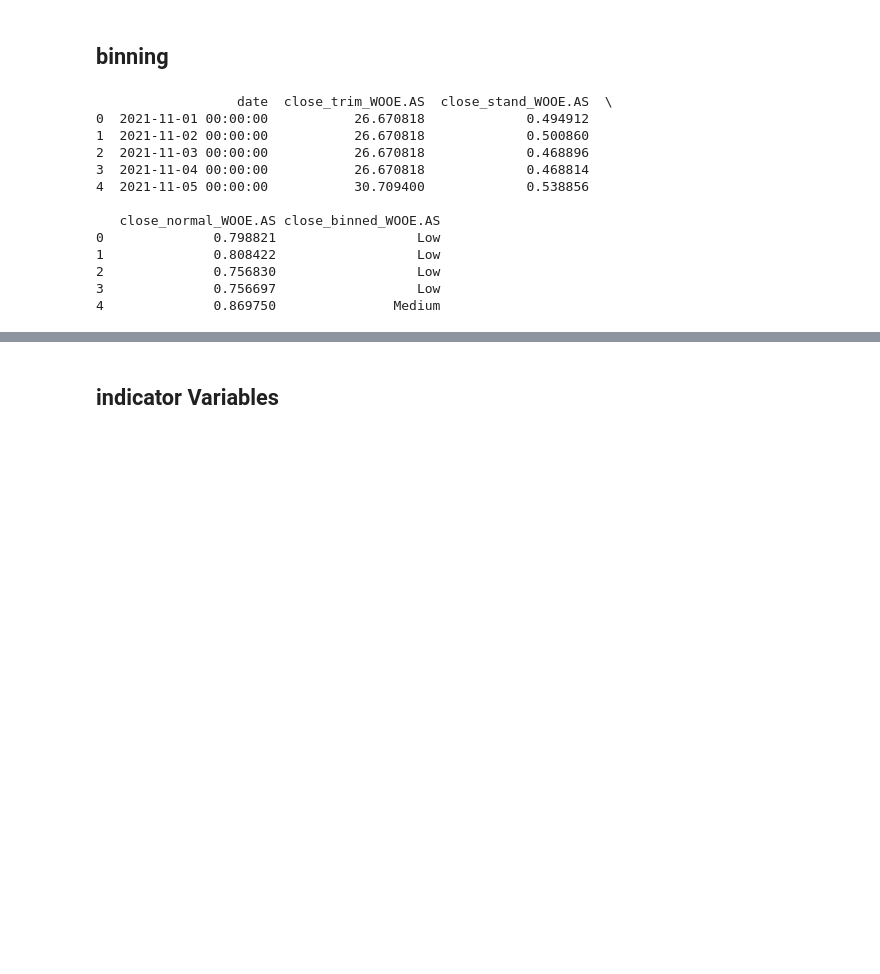
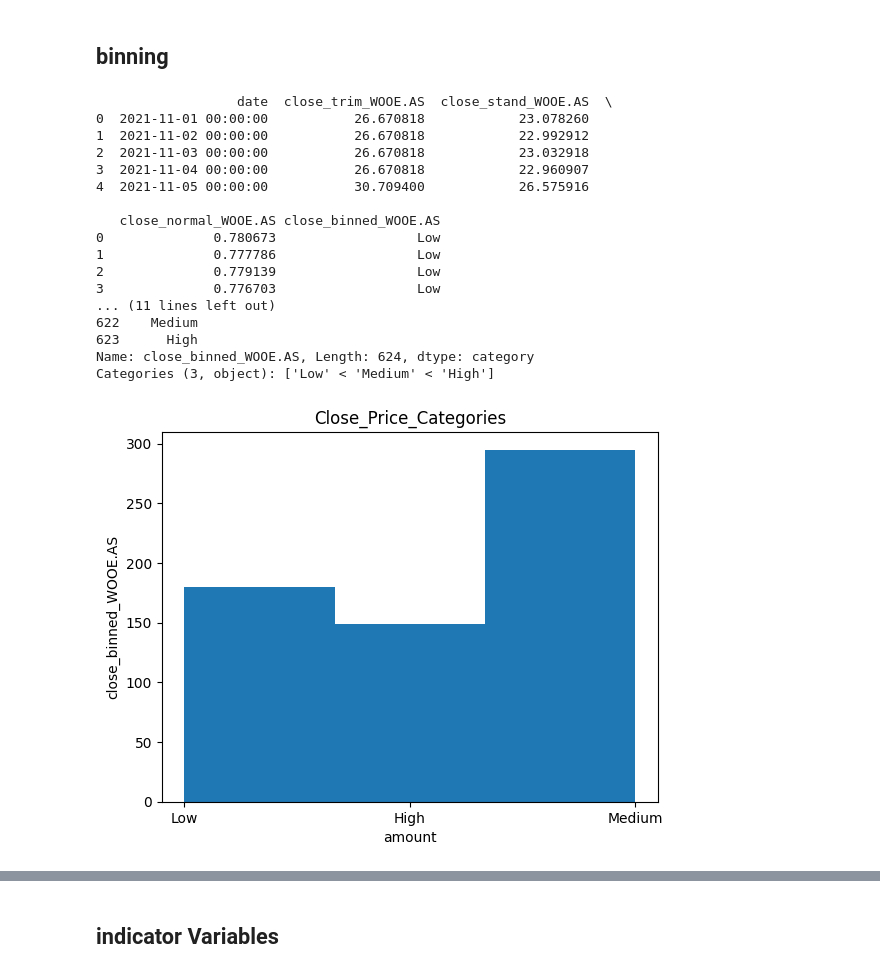
Before and after one commit to scaja/python_libraries_toolkits_for_modern_day_analysts_deprecated, a Jupyter notebook: 03_data_preparation.ipynb, the cells around one changed output, grey strips where cells are left out. Cells and saved outputs as stored; diff of their text form; code cells hidden in the pictures; blank space fills up the shorter version.

Commit message:
data prep

```diff
--- a/03_data_preparation.ipynb
+++ b/03_data_preparation.ipynb
@@ -48,13 +48,9 @@ class stock_prep:
 
     def read_sqlite_database(self, ticker_symbol, db_name, columns):
 
-
         company_name = yf.Ticker(ticker_symbol).info['longName'].replace(r'/', ' ')
-        print(company_name)
-        print(columns)
         conn = sqlite3.connect(db_name)
         sql = "SELECT " + columns + " FROM `" + company_name + "`"
-        print(sql)
         result = pd.read_sql(sql,conn)
         return result
 
@@ -63,14 +59,12 @@ class stock_prep:
     def replace_values(self):
         self.company_stock_prices = self.read_sqlite_database(self.ticker_symbol, 'stocks_prep.db', 'date, `close_trim_' + self.ticker_symbol + '`')
         self.replace_company_stock_prices = self.company_stock_prices.replace("Null", np.nan)
-        print(self.replace_company_stock_prices.head(2))
 
     def missing_values_count(self):
 
         # count missing values
         self.missing_company_stock_prices = self.replace_company_stock_prices.isnull()
         self.missing_company_stock_prices = self.missing_company_stock_prices['close_trim_' + self.ticker_symbol].value_counts()
-        print(self.missing_company_stock_prices.head(2))
 
     def avg_norm_loss(self):
 
@@ -79,20 +73,15 @@ class stock_prep:
         self.avg_norm_loss_company_stock_prices = self.replace_company_stock_prices['close_trim_' + self.ticker_symbol].replace(np.nan, aux_var_avg_norm_loss)
 
         # rename Series for df
-        first_item = self.replace_company_stock_prices['date'] #.rename('date_date')
-        second_item = self.avg_norm_loss_company_stock_prices #['Close'].rename('close_avg_norm_loss')
+        first_item = self.replace_company_stock_prices['date']
+        second_item = self.avg_norm_loss_company_stock_prices
 
         # build df
         self.avg_norm_loss_company_stock_prices = pd.concat([first_item, second_item], axis=1)
-        print(self.avg_norm_loss_company_stock_prices.head(2))
 
     def standardization(self):
 
         aux_var_euro_dollar = self.read_sqlite_database('EURUSD=X', 'stocks_prep.db', 'date, `close_trim_EURUSD=X`')
-
-        print(aux_var_euro_dollar['close_trim_EURUSD=X'].head(2))
-        print(self.avg_norm_loss_company_stock_prices['close_trim_' + self.ticker_symbol].head(2))
-
 
         # standardize close_avg_norm_loss
         aux_var_form_ind = self.avg_norm_loss_company_stock_prices['close_trim_' + self.ticker_symbol]/aux_var_euro_dollar['close_trim_EURUSD=X']
@@ -127,8 +116,6 @@ class stock_prep:
         first_item = self.normalization_company_stock_prices
         second_item = aux_var_build_bins.rename("close_binned_" + self.ticker_symbol)
 
-        print()
-
         # build df
         self.binning_company_stock_prices = pd.concat([first_item, second_item], axis=1)
 
@@ -149,7 +136,6 @@ class stock_prep:
 
         # load data
         first_aux_var_corr = self.read_sqlite_database(self.ticker_symbol, 'stocks_orig.db', 'Date, Close')
-        print(first_aux_var_corr)
 
         # rename Series for df
         first_item = first_aux_var_corr.rename(columns={"Date" : "date", "Close": "close_trim_" + self.ticker_symbol})
@@ -169,40 +155,21 @@ class stock_prep:
         second_item = self.read_sqlite_database('EURUSD=X', 'stocks_orig.db', 'Date, Close')
 
         # rename Series for df
-        second_item = second_aux_var_corr.rename(columns={"Date" : "date", "Close": "close_trim_EURUSD=X"})
+        second_item = second_item.rename(columns={"Date" : "date", "Close": "close_trim_EURUSD=X"})
 
         self.trim_company_stock_price = pd.merge(first_item, second_item, how = "left", on = ['date', 'date'])
 
         self.trim_company_stock_price
 
-
-
     # ------------------------ VISUALISATION -----------------------------------------
 
     def plot_bins_hist(self):
-        print('hello')
-
-        print(self.binning_company_stock_prices["close_binned_" + self.ticker_symbol])
 
         plt.hist(self.binning_company_stock_prices["close_binned_" + self.ticker_symbol], bins = 3)
 
         plt.xlabel("amount")
         plt.ylabel("close_binned_" + self.ticker_symbol)
         plt.title("Close_Price_Categories")
-
-
-    def format_date_to_index(self):
-
-        # format date to int
-        aux_var_replaced_date = self.avg_norm_loss_company_stock_prices['date_date'].str.replace('-', '', regex=True).astype(np.int64)
-        self.avg_norm_loss_company_stock_prices['close_avg_norm_loss'] = self.avg_norm_loss_company_stock_prices['close_avg_norm_loss'].astype(np.float64)
-
-        # rename Series for df
-        first_item = self.avg_norm_loss_company_stock_prices
-        second_item = aux_var_replaced_date.rename('date_int')
-
-        # build df
-        self.formatted_date_to_index = pd.concat([first_item, second_item], axis=1)
 # %% [markdown]
 ## trim length
 # %%
@@ -390,18 +304,23 @@ print(stock_prep_obj.normalization_company_stock_prices.head(5))
 # %%
 stock_prep_obj.binning()
 print(stock_prep_obj.binning_company_stock_prices.head(5))
-#stock_prep_obj.plot_bins_hist()
+stock_prep_obj.plot_bins_hist()
 # %% [output]
                   date  close_trim_WOOE.AS  close_stand_WOOE.AS  \
-0  2021-11-01 00:00:00           26.670818             0.494912
-1  2021-11-02 00:00:00           26.670818             0.500860
-2  2021-11-03 00:00:00           26.670818             0.468896
-3  2021-11-04 00:00:00           26.670818             0.468814
-4  2021-11-05 00:00:00           30.709400             0.538856
+0  2021-11-01 00:00:00           26.670818            23.078260
+1  2021-11-02 00:00:00           26.670818            22.992912
+2  2021-11-03 00:00:00           26.670818            23.032918
+3  2021-11-04 00:00:00           26.670818            22.960907
+4  2021-11-05 00:00:00           30.709400            26.575916
 
    close_normal_WOOE.AS close_binned_WOOE.AS
-0              0.798821                  Low
-1              0.808422                  Low
-2              0.756830                  Low
-3              0.756697                  Low
-4              0.869750               Medium
+0              0.780673                  Low
+1              0.777786                  Low
+2              0.779139                  Low
+3              0.776703                  Low
+... (11 lines left out)
+622    Medium
+623      High
+Name: close_binned_WOOE.AS, Length: 624, dtype: category
+Categories (3, object): ['Low' < 'Medium' < 'High']
+[figure, added]
```
Also changed, not shown: parts of 16 cells of this notebook, 1 other file.
